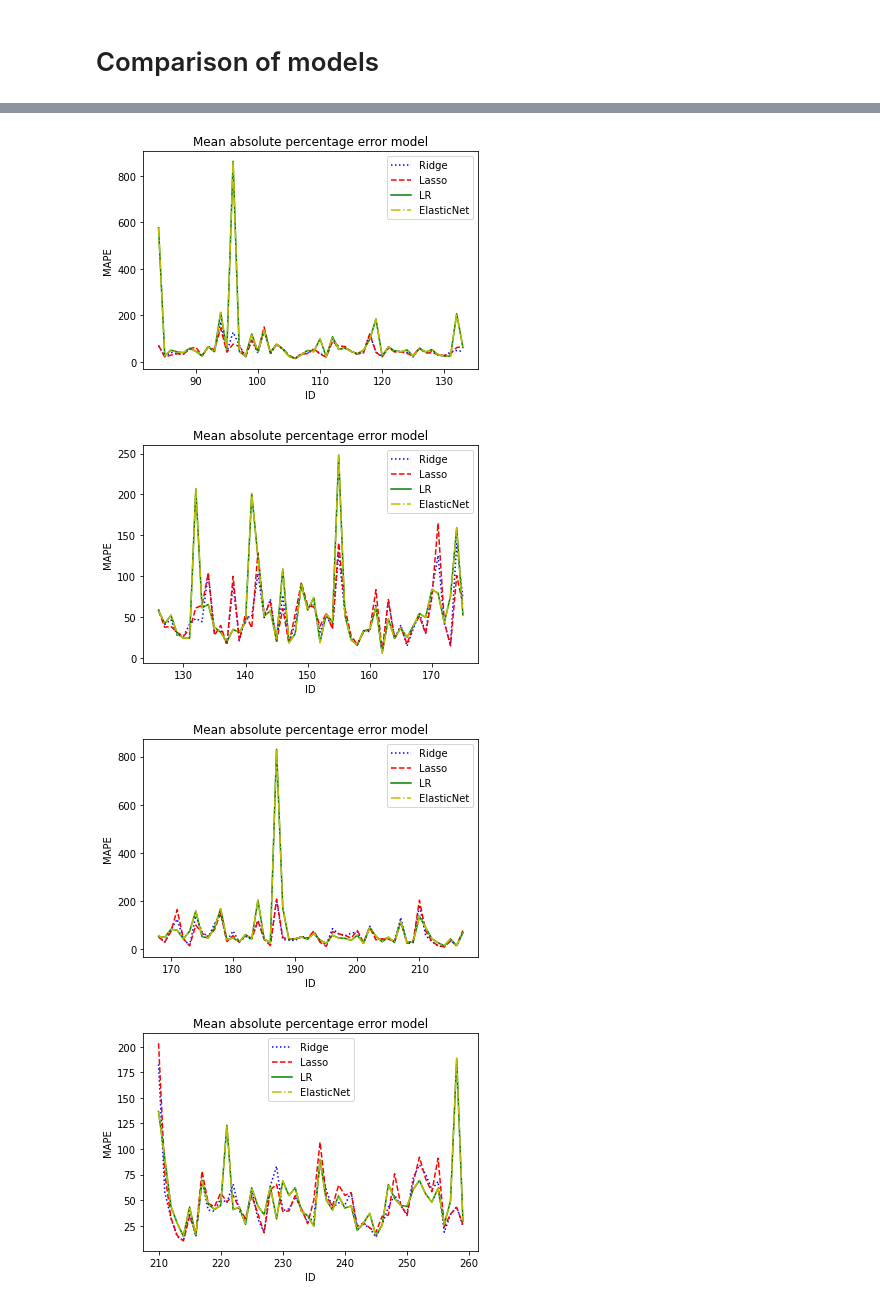
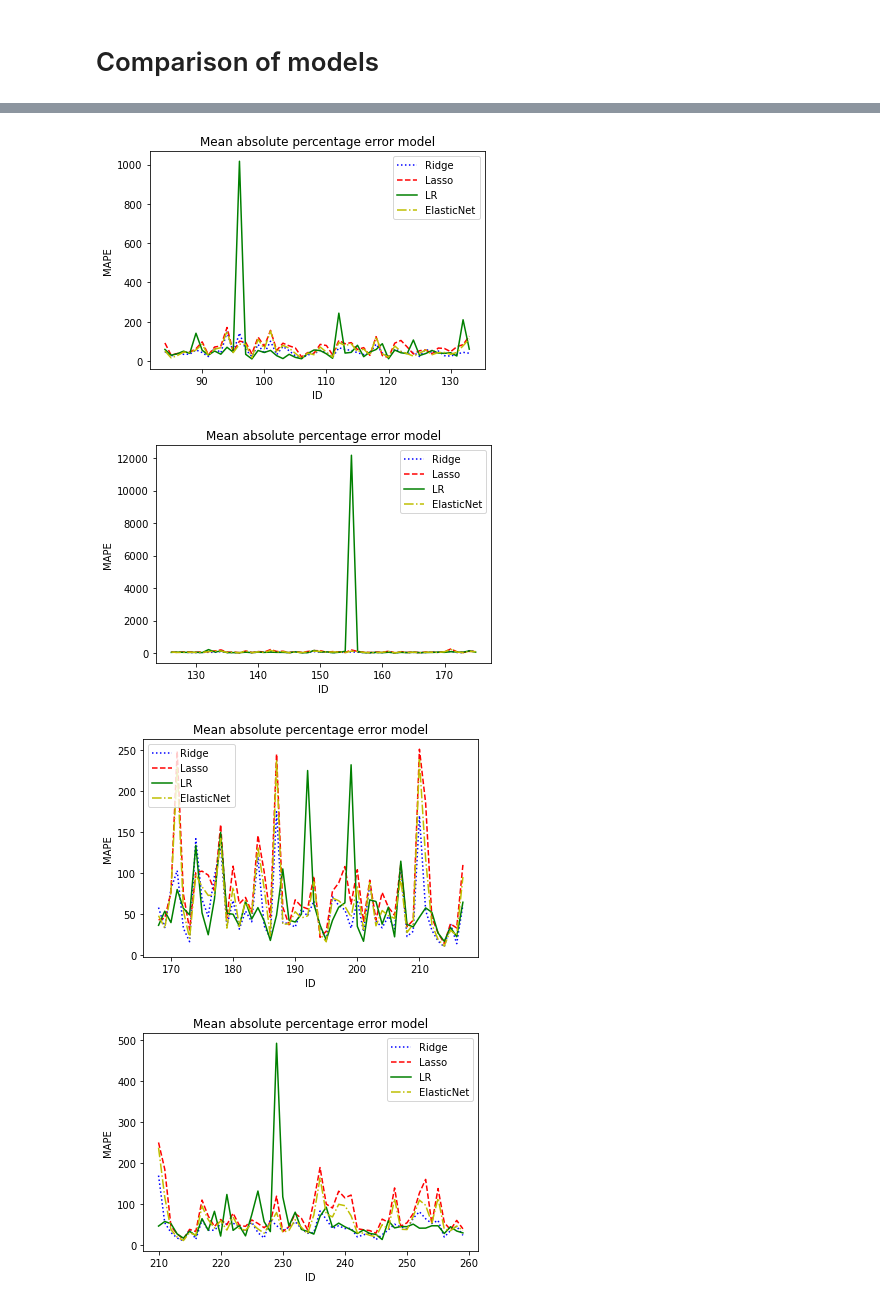
Before and after one commit to HSE-LAMBDA/light_curve_approx, a Jupyter notebook: notebooks/LinearNotebook.ipynb, the cells around one changed output, grey strips where cells are left out. Drawn from its saved outputs; the diff is of its cells as text; code cells hidden in the pictures.

```diff
--- a/notebooks/LinearNotebook.ipynb
+++ b/notebooks/LinearNotebook.ipynb
@@ -381,7 +381,7 @@ for i in range(0, len(mape_line_ridge)-43, 42):
     plt.plot(mape_line_ridge[i:i+50].index, mape_line_ridge['MAPE'][i:i+50].values, ':b', label='Ridge')
     plt.plot(mape_line_lasso[i:i+50].index, mape_line_lasso['MAPE'][i:i+50].values, '--r', label='Lasso')
     plt.plot(mape_line_lr[i:i+50].index, mape_line_lr['MAPE'][i:i+50].values, 'g', label='LR')
-    plt.plot(mape_line_lr[i:i+50].index, mape_line_lr['MAPE'][i:i+50].values, '-.y', label='ElasticNet')
+    plt.plot(mape_line_en[i:i+50].index, mape_line_en['MAPE'][i:i+50].values, '-.y', label='ElasticNet')
     plt.xlabel('ID')
     plt.ylabel('MAPE')
     plt.title('Mean absolute percentage error model')
@@ -393,4 +393,4 @@ for i in range(0, len(mape_line_ridge)-43, 42):
-[figure, old version]
+[figure, new version]
-[figure, old version]
+[figure, new version]
-[figure, old version]
+[figure, new version]
-[figure, old version]
+[figure, new version]
```
Also changed, not shown: parts of 9 cells of this notebook, 7 other files.
